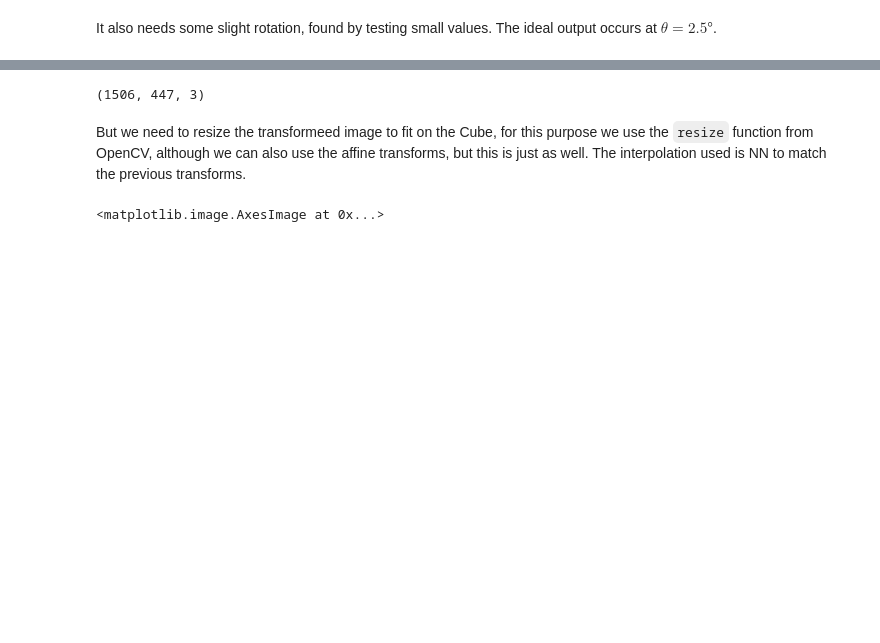
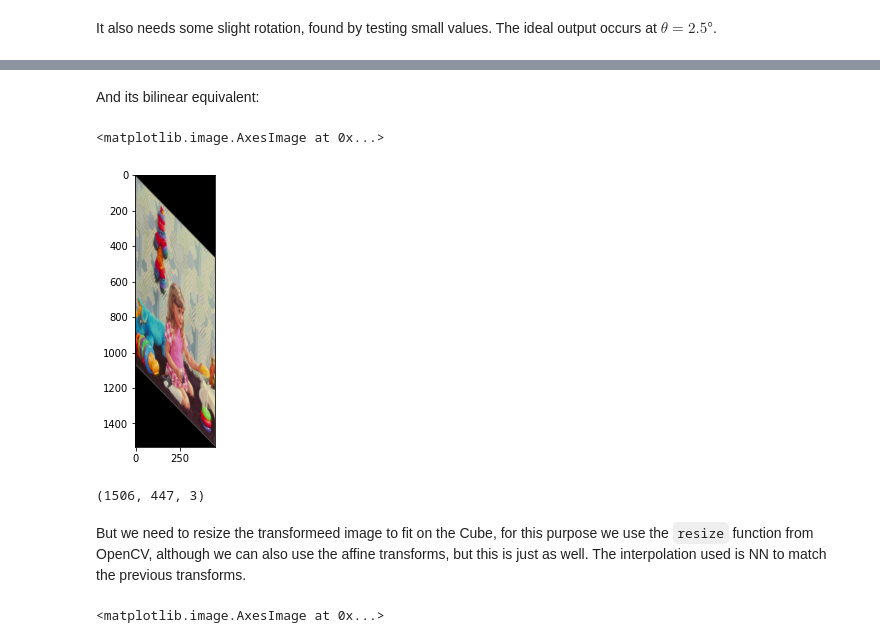
Before and after one commit to Af4rinz/CV-Codelets, a Jupyter notebook: Cube_Transform.ipynb, the cells around one changed output, grey strips where cells are left out. Cells and saved outputs as stored; diff of their text form; code cells hidden in the pictures; blank space fills up the shorter version.

```diff
--- a/Cube_Transform.ipynb
+++ b/Cube_Transform.ipynb
@@ -151,4 +198,14 @@ plt.imshow(girl_transformed2)
 [figure]
+# %% [markdown]
+And its bilinear equivalent:
+# %%
+girl_transformed2_bi = affine_transform(girl_transformed_bi, out_shape[0], out_shape[1],
+                                     T, interp='bilinear')
+plt.figure(figsize=(5,5))
+plt.imshow(girl_transformed2_bi)
+# %% [output]
+<matplotlib.image.AxesImage at 0x...>
+[figure, added]
 # %%
 girl_transformed2.shape
 # %% [output]
```
Also changed, not shown: parts of 11 cells of this notebook.
